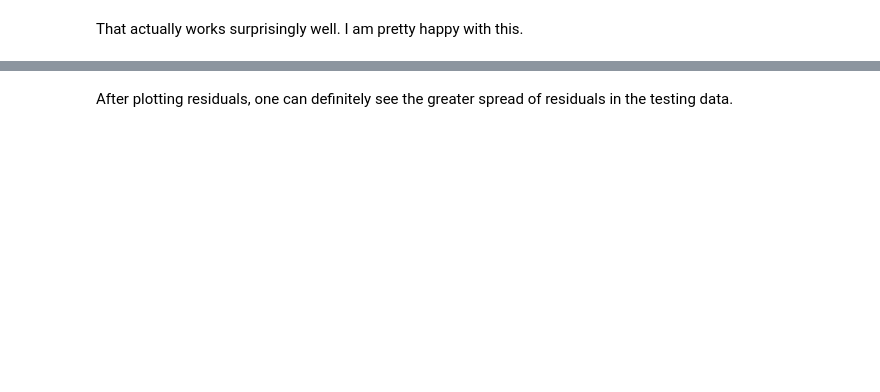
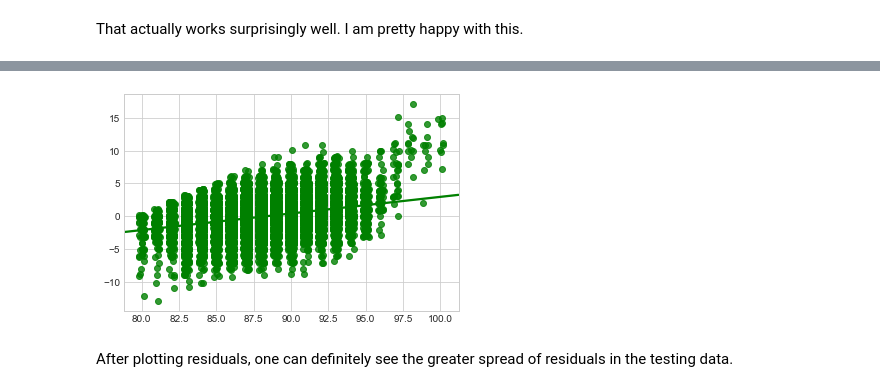
Before and after one commit to tcbrekke/bootcamp-final-project, a Jupyter notebook: aaron-nlp_working_model.ipynb, the cells around one changed output, grey strips where cells are left out. Saved outputs shown, nothing was run; the diff lists cells and outputs as text; code cells hidden in the pictures; blank space fills up the shorter version.

```diff
--- a/aaron-nlp_working_model.ipynb
+++ b/aaron-nlp_working_model.ipynb
@@ -454,3 +450,8 @@ plt.show()
+# %%
+#same plot as above, but using Seaborn with jitter
+ax = sns.regplot(sgdc.predict(X_test_tfidf), sgdc.predict(X_test_tfidf) - y_test, x_jitter=.2, y_jitter=.2, color="g")
+# %% [output]
+[figure, added]
 # %% [markdown]
 After plotting residuals, one can definitely see the greater spread of residuals in the testing data.
 # %%
```
Also changed, not shown: parts of 12 cells of this notebook, 2 other files.
